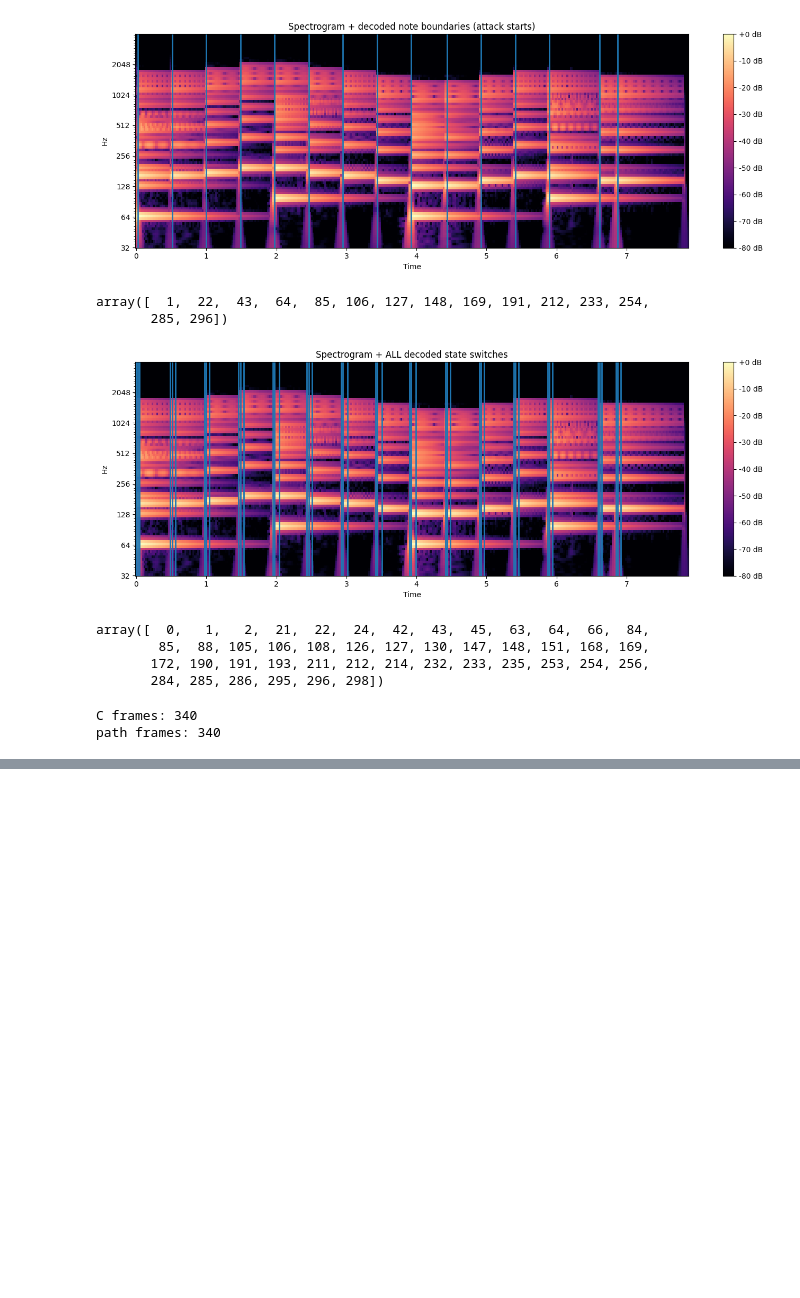
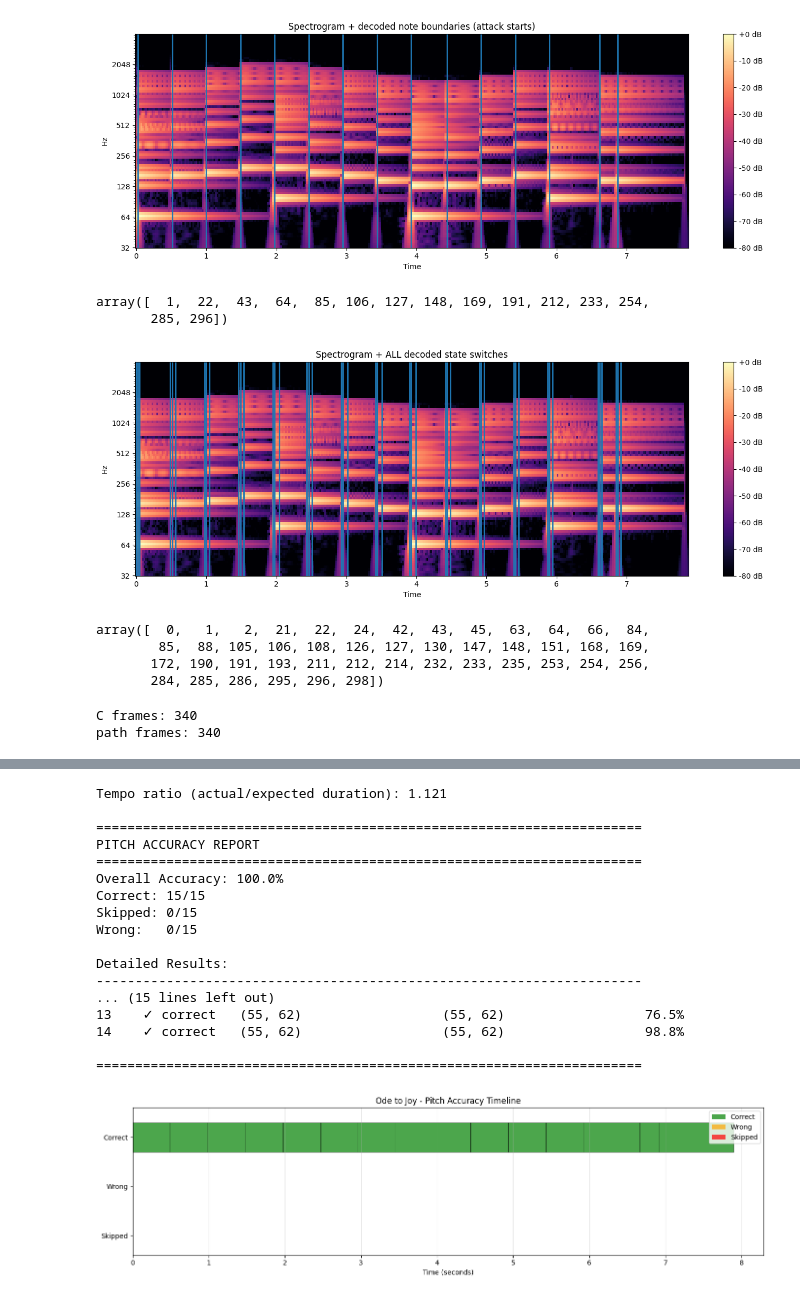
Before and after one commit to schakk34/piano_accuracy, a Jupyter notebook: HarmonyHMM.ipynb, the cells around one changed output, grey strips where cells are left out. Cells and saved outputs as stored; diff of their text form; code cells hidden in the pictures; blank space fills up the shorter version.

Commit message:
adding basic pitch scoring

```diff
--- a/HarmonyHMM.ipynb
+++ b/HarmonyHMM.ipynb
@@ -566,14 +830,5 @@ path frames: 340
 # %%
 def path_to_state_segments(path, states, sr, hop_length, T=None):
-    """
-    Turn a per-frame Viterbi state path into contiguous state segments.
-
-    Returns: list of dicts, each dict has:
-      - s (state index), phase, pitch/pitches, note_idx/seg_idx
-      - start_frame, end_frame (inclusive)
-      - start_time, end_time (seconds)
-      - n_frames, dur_sec
-    """
     path = np.asarray(path, dtype=int)
     if T is None:
         T = len(path)
@@ -597,11 +852,10 @@ def path_to_state_segments(path, states, sr, hop_length, T=None):
         note_idx = st.get("note_idx", None)
         seg_idx  = st.get("seg_idx", None)
 
-        pitch = st.get("pitch", None)          # melody-style
-        pitches = st.get("pitches", None)      # segment/chord-style
+        pitch = st.get("pitch", None)
+        pitches = st.get("pitches", None)
 
         t0 = librosa.frames_to_time(f0, sr=sr, hop_length=hop_length)
-        # end_time as end-of-frame boundary (exclusive-ish)
         t1 = librosa.frames_to_time(f1 + 1, sr=sr, hop_length=hop_length)
 
         out.append({
@@ -703,0 +1069,41 @@ t=6.873s  enter state=43  seg=14  phase=A  pitches=(55, 62)
+# %%
+# Example: Evaluate Ode to Joy accuracy
+# After running Viterbi and getting path, states, and segments:
+
+# expected_segments is the ground truth (list of (pitches_tuple, dur_beats))
+expected_segments = ode_segments  # or fur_elise_segments, etc.
+
+# Run evaluation
+eval_result = evaluate_pitch_accuracy(
+    path, states, expected_segments, sr, hop_length=512,
+    min_overlap_ratio=0.3,
+    tempo_normalize=True   # scale expected times to recording length (robust to tempo)
+)
+if eval_result.get("tempo_ratio", 1.0) != 1.0:
+    print(f"Tempo ratio (actual/expected duration): {eval_result['tempo_ratio']:.3f}\n")
+
+# Print report
+print_accuracy_report(eval_result, show_details=True, max_rows=30)
+
+# Visualize timeline
+plot_accuracy_timeline(eval_result, sr, hop_length=512,
+                       title="Ode to Joy - Pitch Accuracy Timeline")
+# %% [output]
+Tempo ratio (actual/expected duration): 1.121
+
+======================================================================
+PITCH ACCURACY REPORT
+======================================================================
+Overall Accuracy: 100.0%
+Correct: 15/15
+Skipped: 0/15
+Wrong:   0/15
+
+Detailed Results:
+----------------------------------------------------------------------
+... (15 lines left out)
+13    ✓ correct   (55, 62)                  (55, 62)                  76.5%
+14    ✓ correct   (55, 62)                  (55, 62)                  98.8%
+
+======================================================================
+[figure, added]
```
Also changed, not shown: parts of 8 cells of this notebook.
